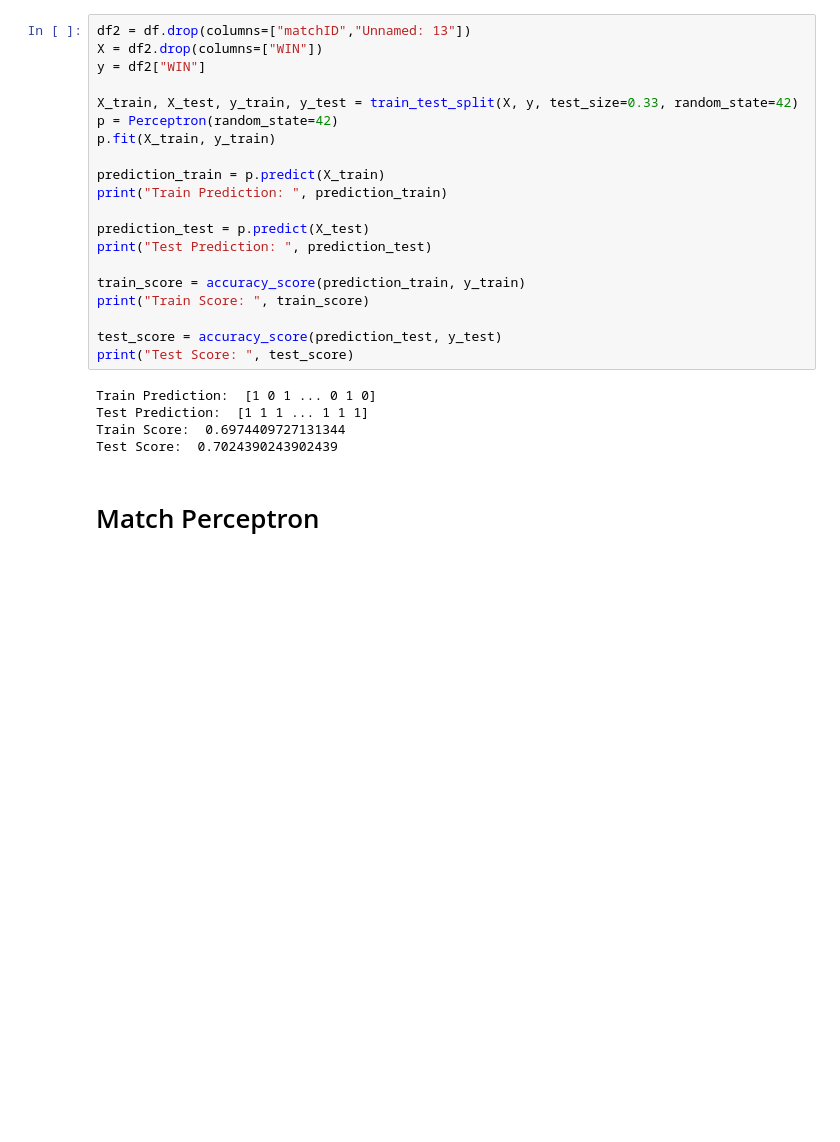
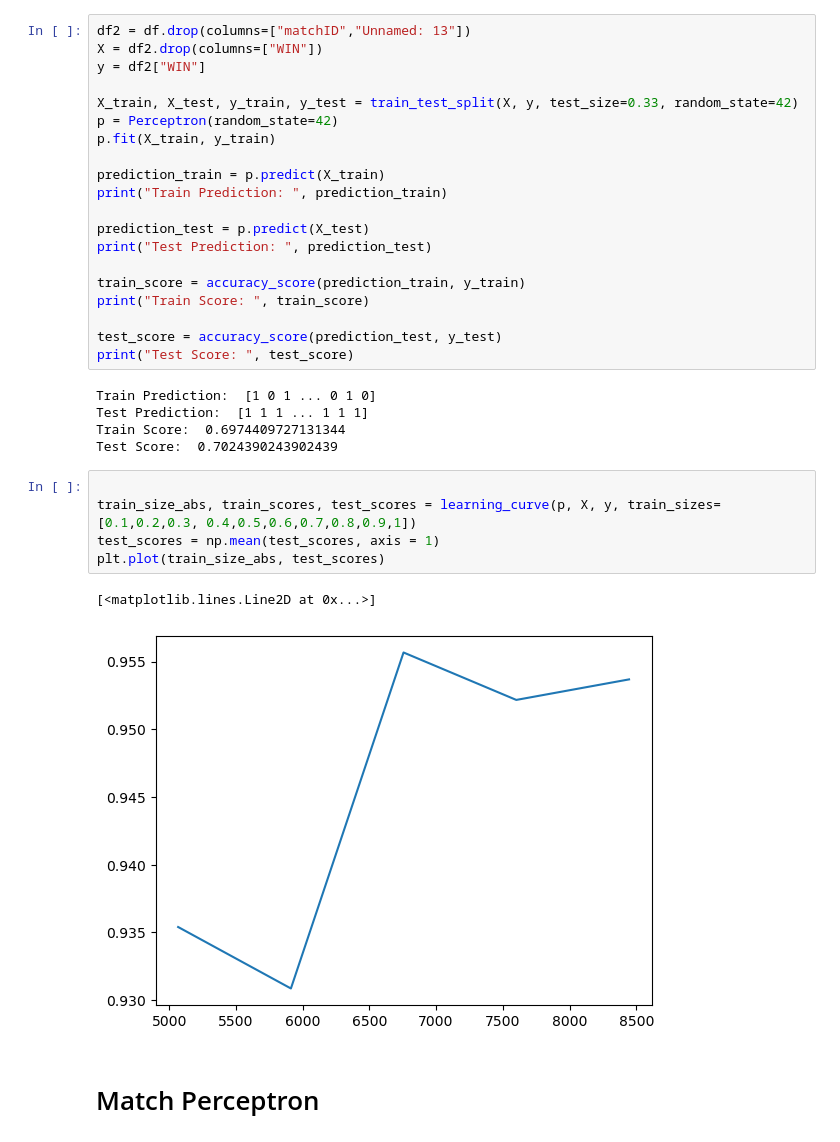
Before and after one commit to R-Lara18/404-Project, a Jupyter notebook: Lara_Test1.ipynb, the cells around one changed output. Cells and saved outputs as stored; diff of their text form; blank space fills up the shorter version.

Commit message:
adding existing learning curves

```diff
--- a/Lara_Test1.ipynb
+++ b/Lara_Test1.ipynb
@@ -72,6 +74,14 @@ Train Prediction:  [1 0 1 ... 0 1 0]
 Test Prediction:  [1 1 1 ... 1 1 1]
 Train Score:  0.6974409727131344
 Test Score:  0.7024390243902439
+# %%
+
+train_size_abs, train_scores, test_scores = learning_curve(p, X, y, train_sizes=[0.1,0.2,0.3, 0.4,0.5,0.6,0.7,0.8,0.9,1])
+test_scores = np.mean(test_scores, axis = 1)
+plt.plot(train_size_abs, test_scores)
+# %% [output]
+[<matplotlib.lines.Line2D at 0x...>]
+[figure, added]
 # %% [markdown]
 # Match Perceptron
 # %%
```
Also changed, not shown: parts of 6 cells of this notebook.
